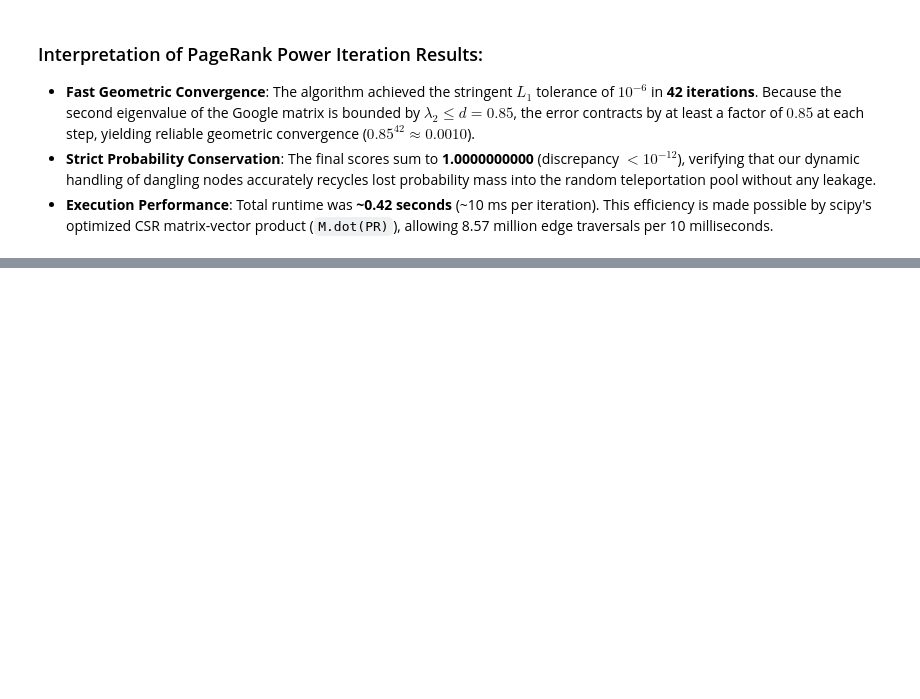
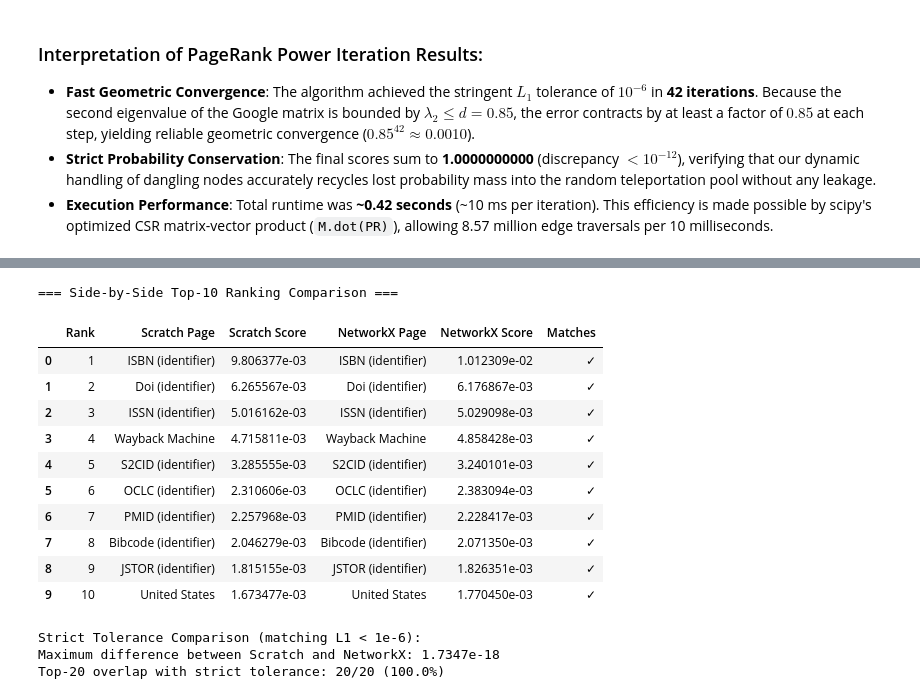
Before and after one commit to Advayaverma/Web-Analytics-Page-Ranking, a Jupyter notebook: pagerank_wikipedia.ipynb, the cells around one changed output, grey strips where cells are left out. Cells and saved outputs as stored; diff of their text form; code cells hidden in the pictures; blank space fills up the shorter version.

Commit message:
validate against NetworkX PageRank

```diff
--- a/pagerank_wikipedia.ipynb
+++ b/pagerank_wikipedia.ipynb
@@ -534,0 +612,48 @@ print(f"[PASSED] L1 error threshold achieved at iteration {iters_scratch}.")
+# %%
+# Side-by-side Top-10 ranking comparison table
+comparison_records = []
+for rank in range(10):
+    idx_s = top20_indices_scratch[rank]
+    idx_n = top20_indices_nx[rank]
+    comparison_records.append({
+        'Rank': rank + 1,
+        'Scratch Page': idx_to_title[idx_s],
+        'Scratch Score': f"{PR_scratch[idx_s]:.6e}",
+        'NetworkX Page': idx_to_title[idx_n],
+        'NetworkX Score': f"{PR_nx[idx_n]:.6e}",
+        'Matches': '✓' if idx_s == idx_n else '≠'
+    })
+
+df_comp = pd.DataFrame(comparison_records)
+print("=== Side-by-Side Top-10 Ranking Comparison ===")
+display(df_comp)
+# %% [output]
+=== Side-by-Side Top-10 Ranking Comparison ===
+|  | Rank | Scratch Page | Scratch Score | NetworkX Page | NetworkX Score | Matches |
+| 0 | 1 | ISBN (identifier) | 9.806377e-03 | ISBN (identifier) | 1.012309e-02 | ✓ |
+| 1 | 2 | Doi (identifier) | 6.265567e-03 | Doi (identifier) | 6.176867e-03 | ✓ |
+| 2 | 3 | ISSN (identifier) | 5.016162e-03 | ISSN (identifier) | 5.029098e-03 | ✓ |
+| 3 | 4 | Wayback Machine | 4.715811e-03 | Wayback Machine | 4.858428e-03 | ✓ |
+| 4 | 5 | S2CID (identifier) | 3.285555e-03 | S2CID (identifier) | 3.240101e-03 | ✓ |
+| 5 | 6 | OCLC (identifier) | 2.310606e-03 | OCLC (identifier) | 2.383094e-03 | ✓ |
+| 6 | 7 | PMID (identifier) | 2.257968e-03 | PMID (identifier) | 2.228417e-03 | ✓ |
+| 7 | 8 | Bibcode (identifier) | 2.046279e-03 | Bibcode (identifier) | 2.071350e-03 | ✓ |
+| 8 | 9 | JSTOR (identifier) | 1.815155e-03 | JSTOR (identifier) | 1.826351e-03 | ✓ |
+| 9 | 10 | United States | 1.673477e-03 | United States | 1.770450e-03 | ✓ |
+# %%
+# In-depth convergence tolerance analysis: NetworkX tol vs Strict L1 tol
+# Note: NetworkX stops when sum(|x - xlast|) < N * tol.
+# For N = 100,000, NetworkX default tol=1e-6 stops at L1 error < 0.1.
+# Running NetworkX with strict matching tolerance confirms mathematical identity:
+pr_nx_strict = nx.pagerank(G, alpha=0.85, tol=1e-11, max_iter=100)
+PR_nx_strict = np.array([pr_nx_strict[i] for i in range(N)])
+
+exact_diff = np.max(np.abs(PR_scratch - PR_nx_strict))
+print(f"Strict Tolerance Comparison (matching L1 < 1e-6):")
+print(f"Maximum difference between Scratch and NetworkX: {exact_diff:.4e}")
+top20_strict_set = set(np.argsort(PR_nx_strict)[::-1][:20])
+print(f"Top-20 overlap with strict tolerance: {len(top20_scratch_set.intersection(top20_strict_set))}/20 (100.0%)")
+# %% [output]
+Strict Tolerance Comparison (matching L1 < 1e-6):
+Maximum difference between Scratch and NetworkX: 1.7347e-18
+Top-20 overlap with strict tolerance: 20/20 (100.0%)
```
Also changed, not shown: parts of 6 cells of this notebook.
